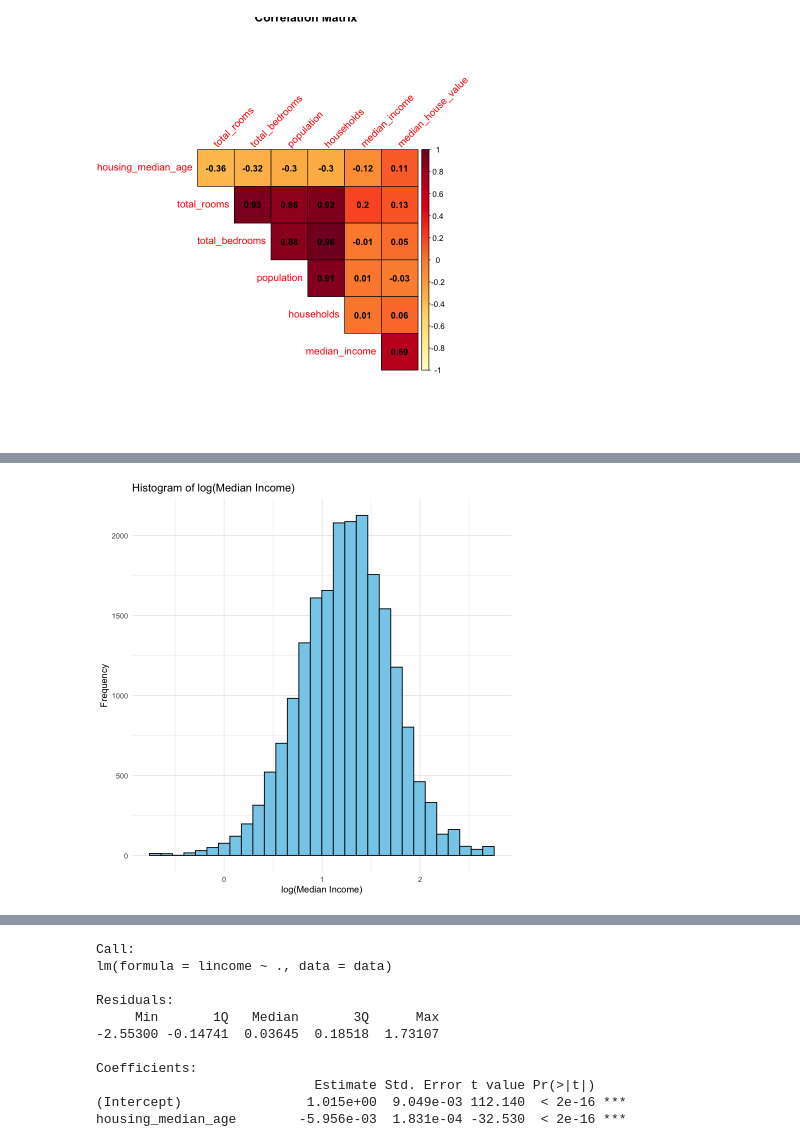
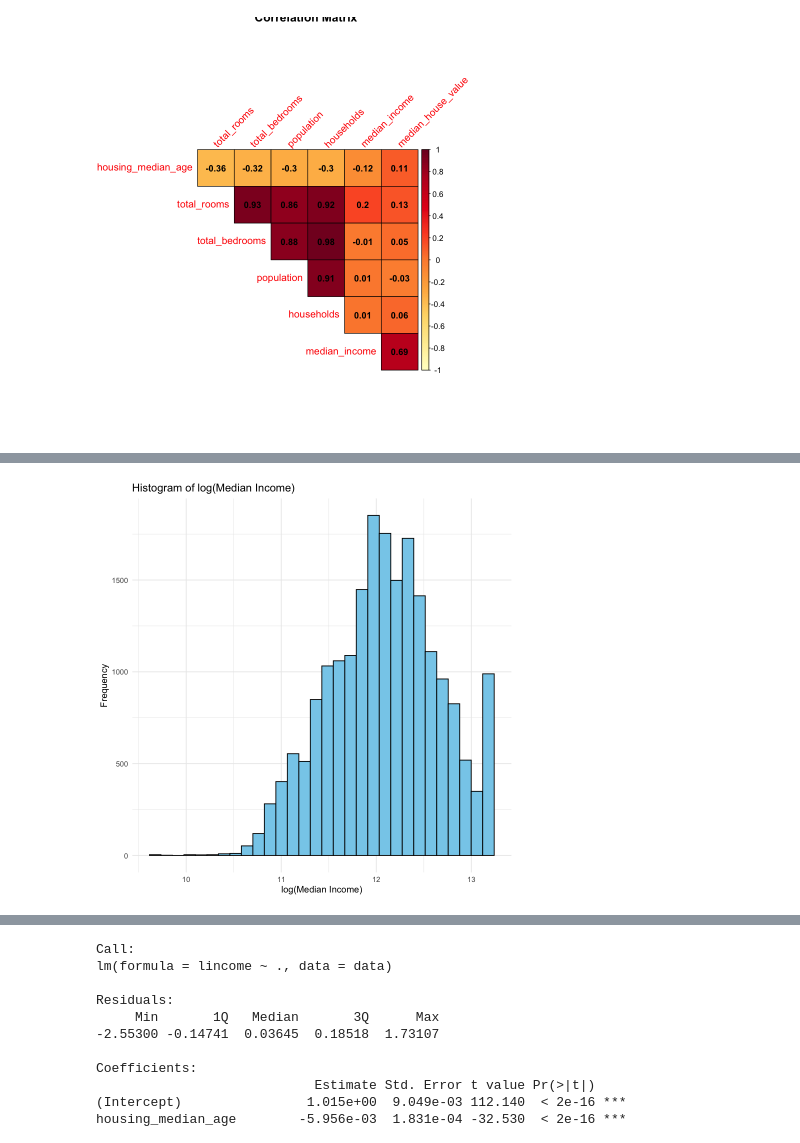
Before and after one commit to zemgabriela/Bayesian, a Jupyter notebook: bayesian_regression.ipynb, the cells around one changed output, grey strips where cells are left out. Saved outputs shown, nothing was run; the diff lists cells and outputs as text; code cells hidden in the pictures.

```diff
--- a/bayesian_regression.ipynb
+++ b/bayesian_regression.ipynb
@@ -95,17 +172,11 @@ No id variables; using all as measure variables
 # %%
 # =========== LOG TRANSFORMATION ===========
-housing$lincome <- log(housing$median_income)
-housing$lmedian_house_value <- log(housing$median_house_value)
-housing$ltotal_rooms <- log(housing$total_rooms)
-housing$ltotal_bedrooms <- log(housing$total_bedrooms)
-housing$lpopulation <- log(housing$population)
-housing$lhouseholds <- log(housing$households)
-
+housing$ln_median_house_value <- log(housing$median_house_value) #to ensure better numerical accuracy
 
 # Plot histogram with ggplot2
-ggplot(housing, aes(x = lincome)) +
+ggplot(housing, aes(x = ln_median_house_value)) +
   geom_histogram(fill = "skyblue", color = "black", bins = 30) +
   labs(title = "Histogram of log(Median Income)", x = "log(Median Income)", y = "Frequency") +
   theme_minimal()
 # %% [output]
-[figure, old version]
+[figure, new version]
```
Also changed, not shown: parts of 7 cells of this notebook.
